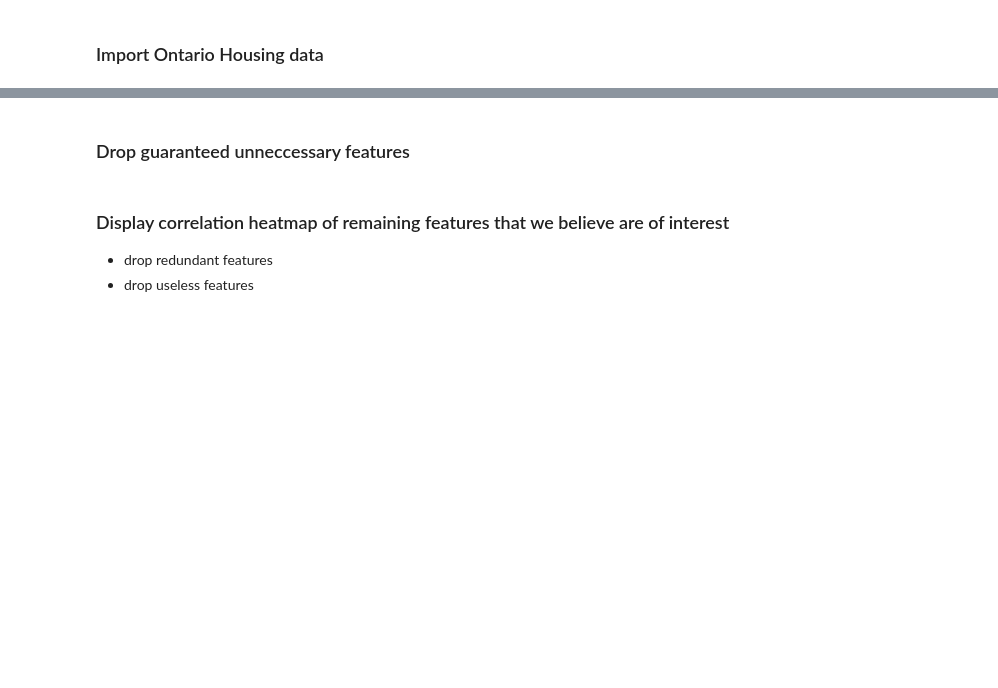
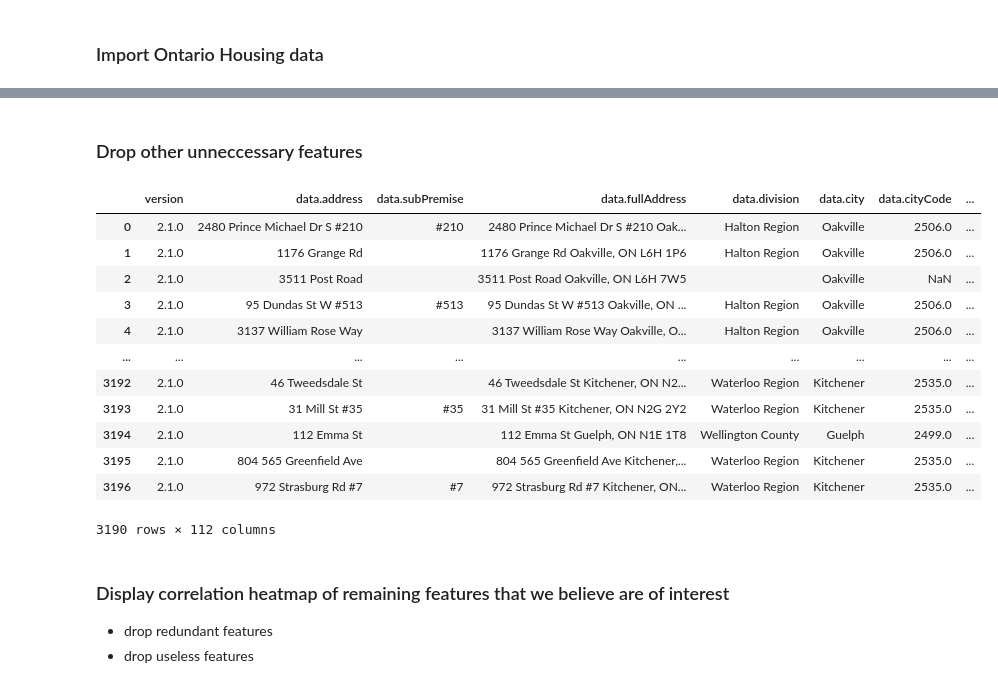
Before and after one commit to shahaansshah/3253-083_Group9, a Jupyter notebook: 3253_083_Group_9_Data_Analysis.ipynb, the cells around one changed output, grey strips where cells are left out. Cells and saved outputs as stored; diff of their text form; code cells hidden in the pictures; blank space fills up the shorter version.

Commit message:
Added code blocks for importing from file and for dropping columns & missing values.

```diff
--- a/3253_083_Group_9_Data_Analysis.ipynb
+++ b/3253_083_Group_9_Data_Analysis.ipynb
@@ -35,7 +62,8 @@ NameError: name 'df' is not defined
 # %%
-#lookup which fields contain a lot of missing data
+# look up which fields contain a lot of missing data
+missing_values = [col for col in ontario_housing_data.columns if ontario_housing_data[col].isnull().any()]
+print('Number of columns with missing values:', len(missing_values), '\n')
 
-missing_values = [col for col in df.columns if df[col].isnull().any()]
 for col in missing_values:
-  print(col, round(df[col].isnull().mean(), 3)*100, '% missing values')
+  print(col, round(ontario_housing_data[col].isnull().mean(), 3)*100, '% missing values')
 # %% [output]
@@ -44,0 +87,15 @@ AttributeError: 'dict' object has no attribute 'columns'
+# %%
+# Drop the 7 empty rows (all of those '0.2% missing values' entries) (I just knew it's 7 rows from prior dataset work - Shahaan)
+
+# get their indices
+[print(col, ontario_housing_data[ontario_housing_data[col].isnull()].index) if ontario_housing_data[col].isnull().sum() == 7 else None for col in ontario_housing_data.columns]
+
+# display the rows
+# dropped_rows = ontario_housing_data.iloc[[844, 1503, 1553, 1881, 1890, 1925, 1942]]
+# dropped_rows
+
+# drop the rows
+try:
+  ontario_housing_data = ontario_housing_data.drop(index=[844, 1503, 1553, 1881, 1890, 1925, 1942])
+except Exception:
+  pass
@@ -44,0 +108,10 @@ AttributeError: 'dict' object has no attribute 'columns'
+# %%
+# get columns which are >50% empty
+too_many_missing = [col for col in ontario_housing_data.columns if ontario_housing_data[col].isnull().mean() > 0.5]
+print('Number of columns with more than 50% missing values:', len(too_many_missing), '\n')
+
+# drop those columns
+try:
+  ontario_housing_data = ontario_housing_data.drop(columns=too_many_missing)
+except Exception:
+  pass
@@ -44,0 +143,9 @@ AttributeError: 'dict' object has no attribute 'columns'
+# %%
+# notice that 'data.garage' is almost half empty, but 'data.parking' is almost full - check if they hold the same kind of data (they do)
+# print(ontario_housing_data['data.garage'].value_counts(), '\n', ontario_housing_data['data.parking'].value_counts()
+
+# drop 'data.garage'
+try:
+  ontario_housing_data = ontario_housing_data.drop(columns=['data.garage'])
+except Exception:
+  pass
@@ -45,5 +170,22 @@ AttributeError: 'dict' object has no attribute 'columns'
 # %% [markdown]
-### Drop guaranteed unneccessary features
+### Drop other unneccessary features
+# %%
+pd.options.display.max_columns = None
+ontario_housing_data
+# %% [output]
+|  | version | data.address | data.subPremise | data.fullAddress | data.division | data.city | data.cityCode | ... |
+| 0 | 2.1.0 | 2480 Prince Michael Dr S #210 | #210 | 2480 Prince Michael Dr S #210 Oak... | Halton Region | Oakville | 2506.0 | ... |
+| 1 | 2.1.0 | 1176 Grange Rd |  | 1176 Grange Rd Oakville, ON L6H 1P6 | Halton Region | Oakville | 2506.0 | ... |
+| 2 | 2.1.0 | 3511 Post Road |  | 3511 Post Road Oakville, ON L6H 7W5 |  | Oakville | NaN | ... |
+| 3 | 2.1.0 | 95 Dundas St W #513 | #513 | 95 Dundas St W #513 Oakville, ON ... | Halton Region | Oakville | 2506.0 | ... |
+| 4 | 2.1.0 | 3137 William Rose Way |  | 3137 William Rose Way Oakville, O... | Halton Region | Oakville | 2506.0 | ... |
+| ... | ... | ... | ... | ... | ... | ... | ... | ... |
+| 3192 | 2.1.0 | 46 Tweedsdale St |  | 46 Tweedsdale St Kitchener, ON N2... | Waterloo Region | Kitchener | 2535.0 | ... |
+| 3193 | 2.1.0 | 31 Mill St #35 | #35 | 31 Mill St #35 Kitchener, ON N2G 2Y2 | Waterloo Region | Kitchener | 2535.0 | ... |
+| 3194 | 2.1.0 | 112 Emma St |  | 112 Emma St Guelph, ON N1E 1T8 | Wellington County | Guelph | 2499.0 | ... |
+| 3195 | 2.1.0 | 804 565 Greenfield Ave |  | 804 565 Greenfield Ave Kitchener,... | Waterloo Region | Kitchener | 2535.0 | ... |
+| 3196 | 2.1.0 | 972 Strasburg Rd #7 | #7 | 972 Strasburg Rd #7 Kitchener, ON... | Waterloo Region | Kitchener | 2535.0 | ... |
+3190 rows × 112 columns
 # %% [markdown]
 ### Display correlation heatmap of remaining features that we believe are of interest
 - drop redundant features
```
Also changed, not shown: parts of 14 cells of this notebook.
